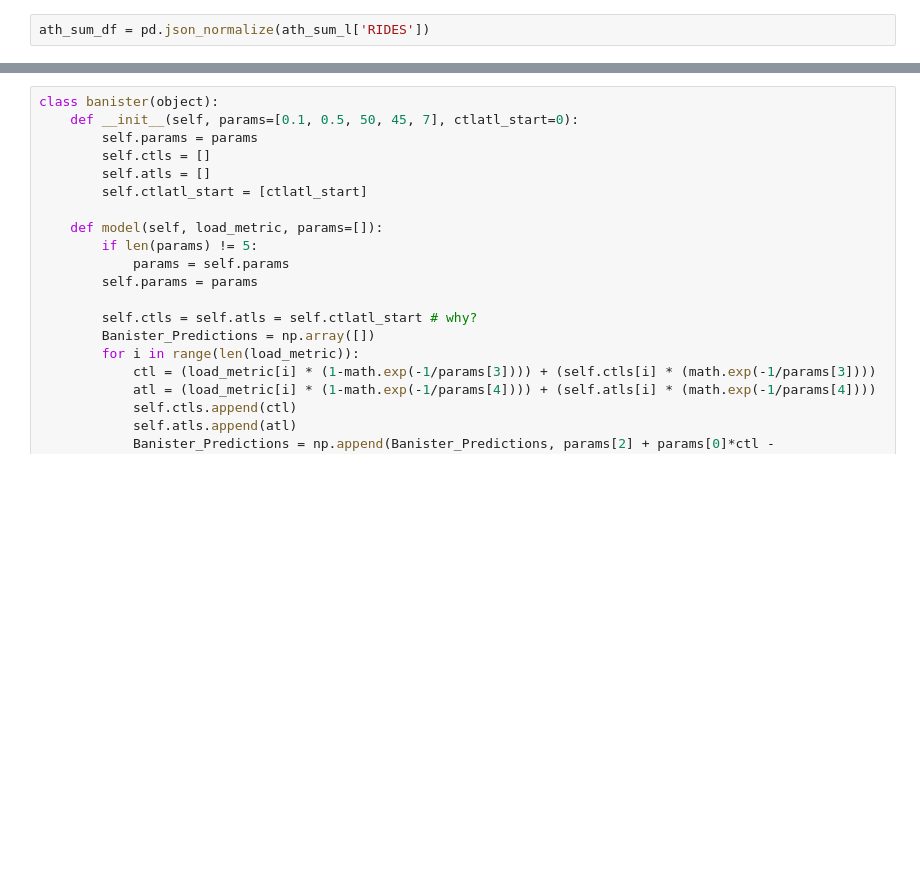
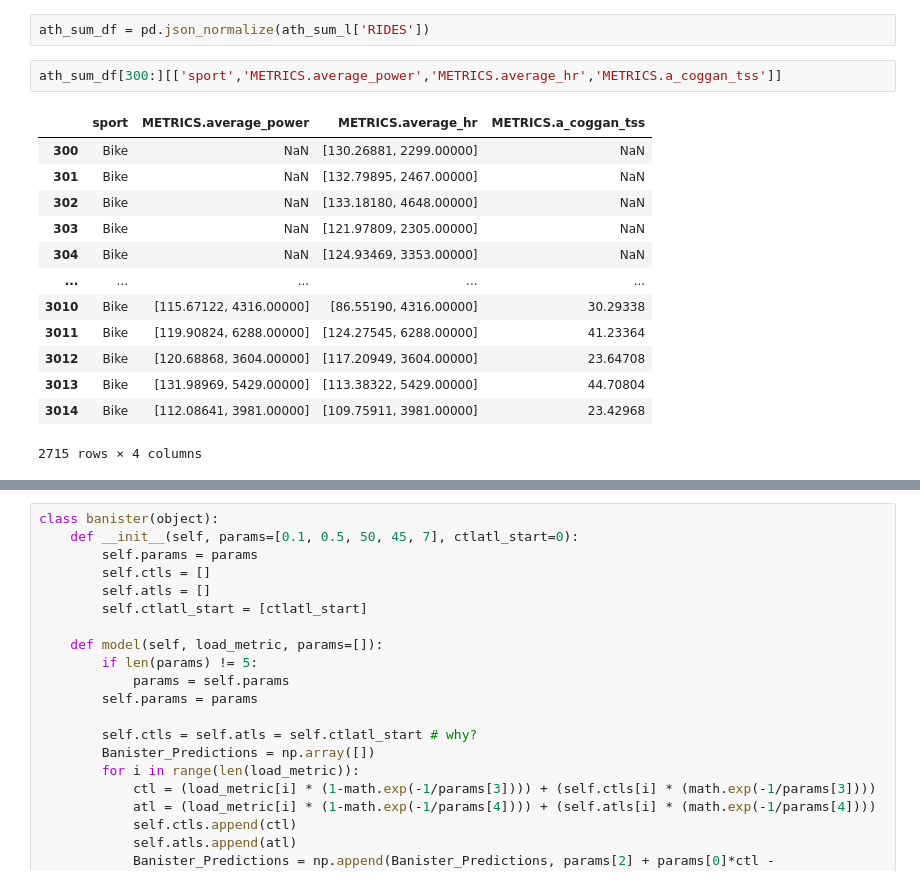
Before and after one commit to RyanAugust/TriNet, a Jupyter notebook: activity/activity_rnn.ipynb, the cells around one changed output, grey strips where cells are left out. Drawn from its saved outputs; the diff is of its cells as text; blank space fills up the shorter version.

```diff
--- a/activity/activity_rnn.ipynb
+++ b/activity/activity_rnn.ipynb
@@ -137,3 +51,19 @@ with open(ath0.athlete_summary_file,'r') as f:
 ath_sum_l = json.loads(ath_sum)
 # %%
 ath_sum_df = pd.json_normalize(ath_sum_l['RIDES'])
+# %%
+ath_sum_df[300:][['sport','METRICS.average_power','METRICS.average_hr','METRICS.a_coggan_tss']]
+# %% [output]
+|  | sport | METRICS.average_power | METRICS.average_hr | METRICS.a_coggan_tss |
+| 300 | Bike | NaN | [130.26881, 2299.00000] | NaN |
+| 301 | Bike | NaN | [132.79895, 2467.00000] | NaN |
+| 302 | Bike | NaN | [133.18180, 4648.00000] | NaN |
+| 303 | Bike | NaN | [121.97809, 2305.00000] | NaN |
+| 304 | Bike | NaN | [124.93469, 3353.00000] | NaN |
+| ... | ... | ... | ... | ... |
+| 3010 | Bike | [115.67122, 4316.00000] | [86.55190, 4316.00000] | 30.29338 |
+| 3011 | Bike | [119.90824, 6288.00000] | [124.27545, 6288.00000] | 41.23364 |
+| 3012 | Bike | [120.68868, 3604.00000] | [117.20949, 3604.00000] | 23.64708 |
+| 3013 | Bike | [131.98969, 5429.00000] | [113.38322, 5429.00000] | 44.70804 |
+| 3014 | Bike | [112.08641, 3981.00000] | [109.75911, 3981.00000] | 23.42968 |
+2715 rows × 4 columns
```
Also changed, not shown: parts of 25 cells of this notebook.
